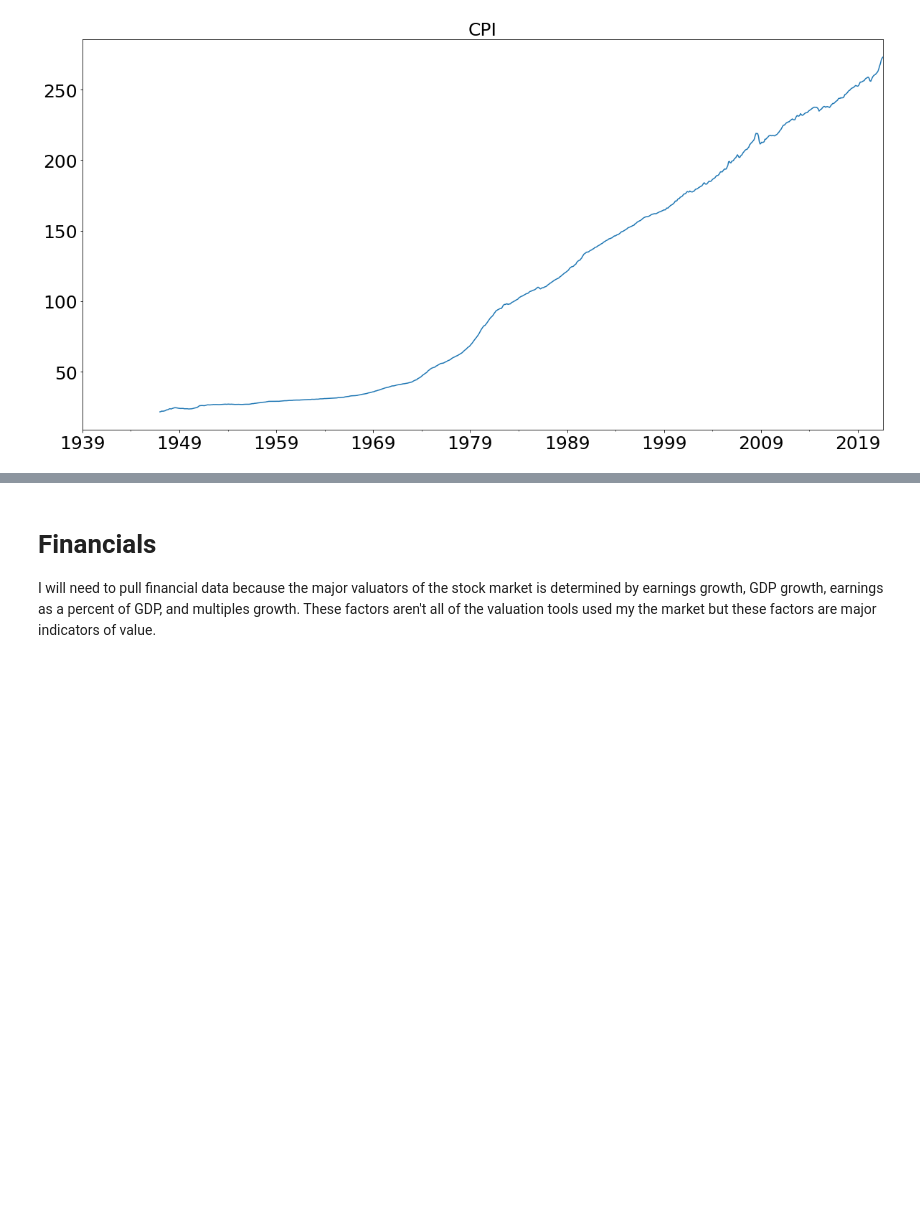
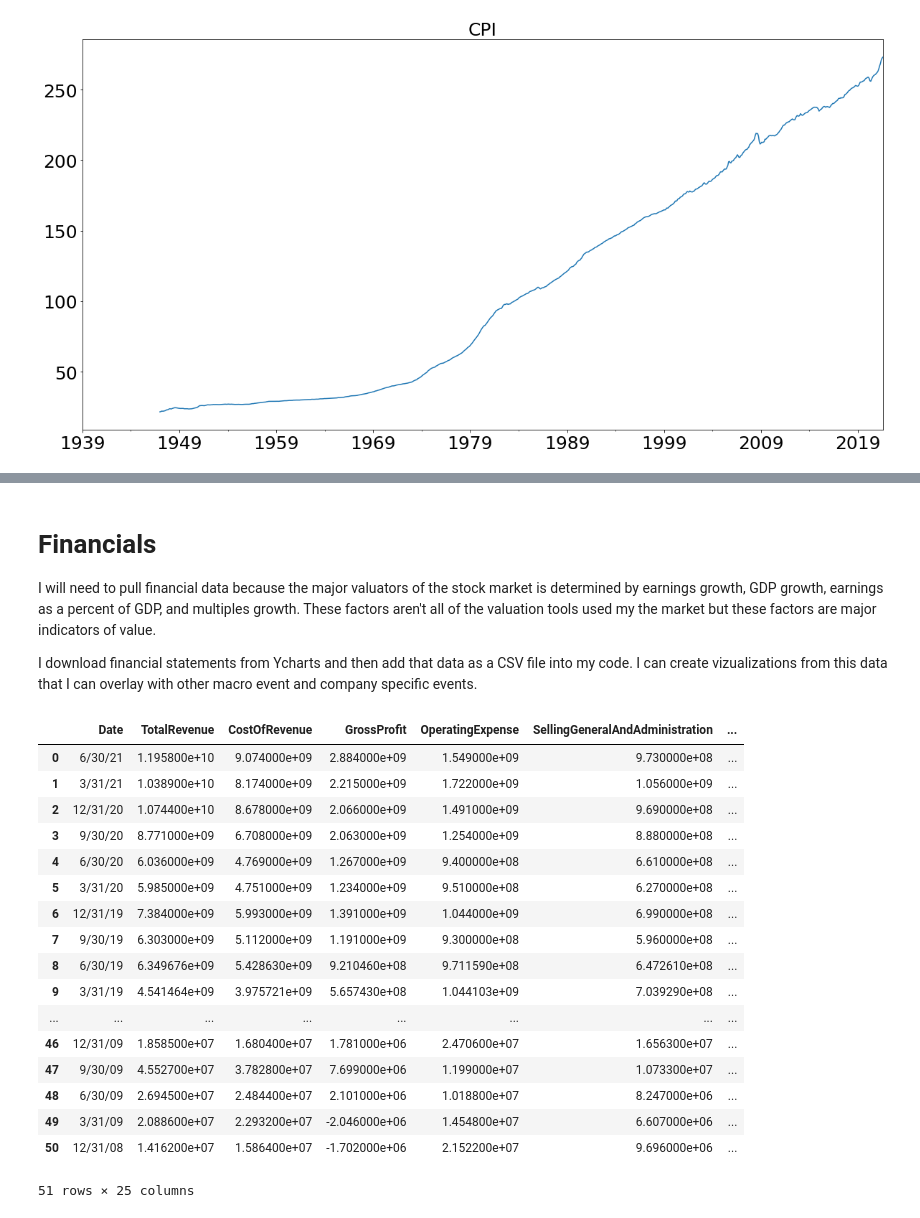
Before and after one commit to jacobradke/jacobradke, a Jupyter notebook: Project/Project Proposal.ipynb, the cells around one changed output, grey strips where cells are left out. Saved outputs shown, nothing was run; the diff lists cells and outputs as text; code cells hidden in the pictures; blank space fills up the shorter version.

```diff
--- a/Project/Project Proposal.ipynb
+++ b/Project/Project Proposal.ipynb
@@ -113,3 +113,27 @@ for key in daily_returns_df:
 # Financials
 
 I will need to pull financial data because the major valuators of the stock market is determined by earnings growth, GDP growth, earnings as a percent of GDP, and multiples growth. These factors aren't all of the valuation tools used my the market but these factors are major indicators of value.
+
+I download financial statements from Ycharts and then add that data as a CSV file into my code. I can create vizualizations from this data that I can overlay with other macro event and company specific events.
+# %%
+tsla_inc_stat  = pd.read_csv("/Users/jacobradke/Documents/GitHub/jacobradke/Homework Projects/tsla_inc_stat.csv")
+tsla_inc_stat
+# %% [output]
+|  | Date | TotalRevenue | CostOfRevenue | GrossProfit | OperatingExpense | SellingGeneralAndAdministration | ... |
+| 0 | 6/30/21 | 1.195800e+10 | 9.074000e+09 | 2.884000e+09 | 1.549000e+09 | 9.730000e+08 | ... |
+| 1 | 3/31/21 | 1.038900e+10 | 8.174000e+09 | 2.215000e+09 | 1.722000e+09 | 1.056000e+09 | ... |
+| 2 | 12/31/20 | 1.074400e+10 | 8.678000e+09 | 2.066000e+09 | 1.491000e+09 | 9.690000e+08 | ... |
+| 3 | 9/30/20 | 8.771000e+09 | 6.708000e+09 | 2.063000e+09 | 1.254000e+09 | 8.880000e+08 | ... |
+| 4 | 6/30/20 | 6.036000e+09 | 4.769000e+09 | 1.267000e+09 | 9.400000e+08 | 6.610000e+08 | ... |
+| 5 | 3/31/20 | 5.985000e+09 | 4.751000e+09 | 1.234000e+09 | 9.510000e+08 | 6.270000e+08 | ... |
+| 6 | 12/31/19 | 7.384000e+09 | 5.993000e+09 | 1.391000e+09 | 1.044000e+09 | 6.990000e+08 | ... |
+| 7 | 9/30/19 | 6.303000e+09 | 5.112000e+09 | 1.191000e+09 | 9.300000e+08 | 5.960000e+08 | ... |
+| 8 | 6/30/19 | 6.349676e+09 | 5.428630e+09 | 9.210460e+08 | 9.711590e+08 | 6.472610e+08 | ... |
+| 9 | 3/31/19 | 4.541464e+09 | 3.975721e+09 | 5.657430e+08 | 1.044103e+09 | 7.039290e+08 | ... |
+| ... | ... | ... | ... | ... | ... | ... | ... |
+| 46 | 12/31/09 | 1.858500e+07 | 1.680400e+07 | 1.781000e+06 | 2.470600e+07 | 1.656300e+07 | ... |
+| 47 | 9/30/09 | 4.552700e+07 | 3.782800e+07 | 7.699000e+06 | 1.199000e+07 | 1.073300e+07 | ... |
+| 48 | 6/30/09 | 2.694500e+07 | 2.484400e+07 | 2.101000e+06 | 1.018800e+07 | 8.247000e+06 | ... |
+| 49 | 3/31/09 | 2.088600e+07 | 2.293200e+07 | -2.046000e+06 | 1.454800e+07 | 6.607000e+06 | ... |
+| 50 | 12/31/08 | 1.416200e+07 | 1.586400e+07 | -1.702000e+06 | 2.152200e+07 | 9.696000e+06 | ... |
+51 rows × 25 columns
```
Also changed, not shown: parts of 8 cells of this notebook, 5 other files.
